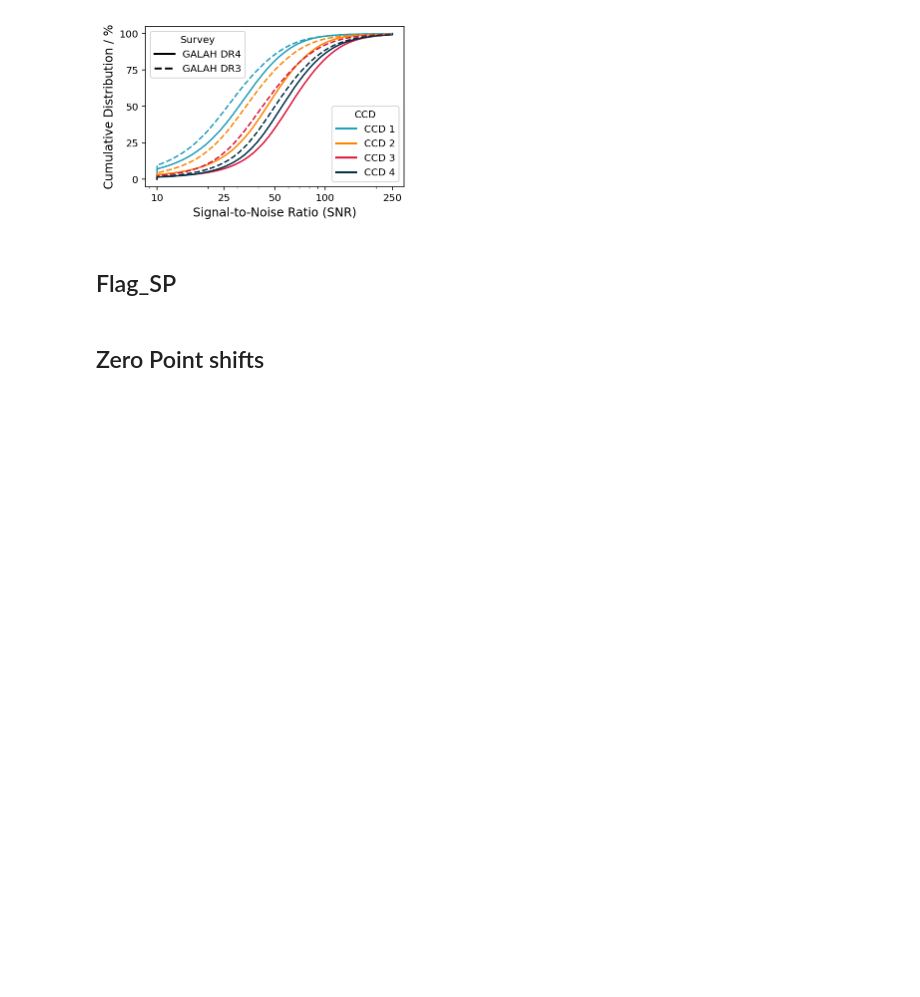
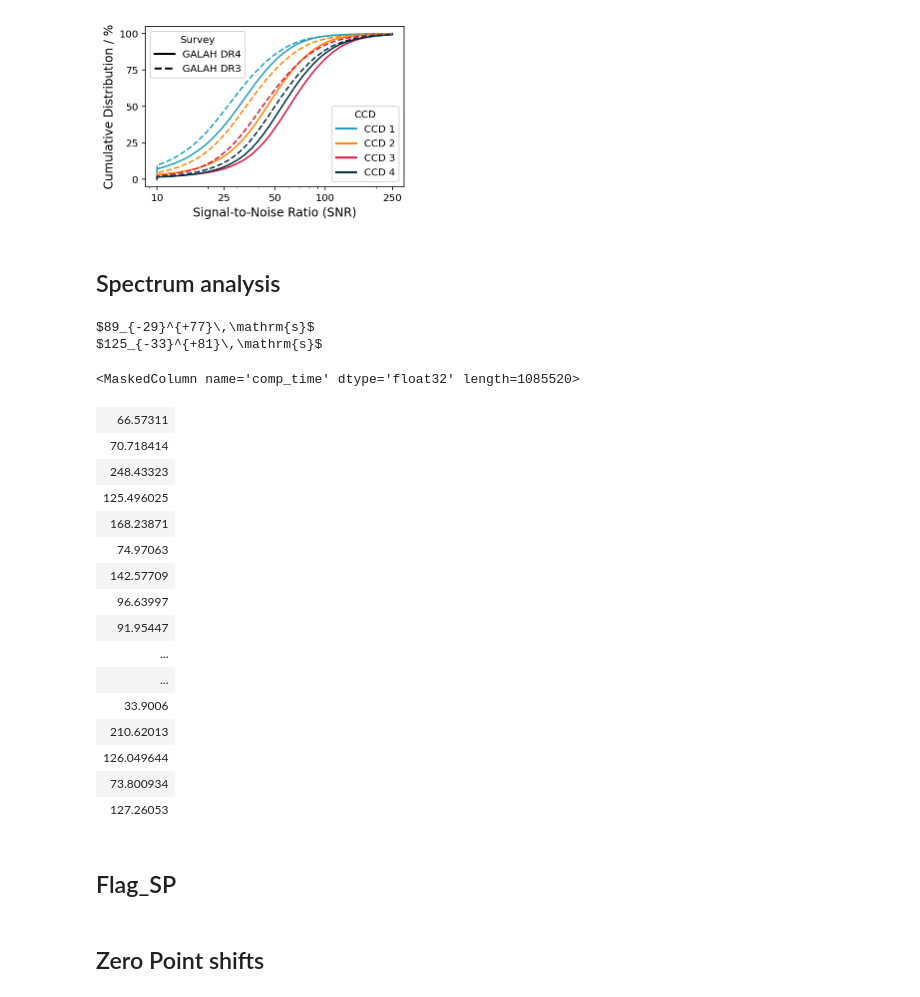
Before and after one commit to svenbuder/galah_dr4_paper, a Jupyter notebook: galah_dr4_paper_plots.ipynb, the cells around one changed output. Drawn from its saved outputs; the diff is of its cells as text; code cells hidden in the pictures; blank space fills up the shorter version.

```diff
--- a/galah_dr4_paper_plots.ipynb
+++ b/galah_dr4_paper_plots.ipynb
@@ -296,5 +317,45 @@ plt.savefig('figures/snr_distribution.pdf',dpi=200,bbox_inches='tight')
 plt.show()
 # %% [output]
 [figure]
+# %% [markdown]
+## Spectrum analysis
+# %%
+computation_time_allspec_percentile = np.array(np.round(np.percentile(galah_dr4_allspec['comp_time'][np.isfinite(galah_dr4_allspec['comp_time'])], q=[16,50,84]),0),dtype=int)
+computation_time_allstar_percentile = np.array(np.round(np.percentile(galah_dr4_allstar['comp_time'][np.isfinite(galah_dr4_allstar['comp_time'])], q=[16,50,84]),0),dtype=int)
+
+print(
+    r'$'+str(computation_time_allspec_percentile[1])+
+    r'_{-'+str(computation_time_allspec_percentile[1]-computation_time_allspec_percentile[0])+
+    r'}^{+'+str(computation_time_allspec_percentile[2]-computation_time_allspec_percentile[1])+'}\,\mathrm{s}$'
+)
+
+print(
+    r'$'+str(computation_time_allstar_percentile[1])+
+    r'_{-'+str(computation_time_allstar_percentile[1]-computation_time_allstar_percentile[0])+
+    r'}^{+'+str(computation_time_allstar_percentile[2]-computation_time_allstar_percentile[1])+'}\,\mathrm{s}$'
+)
+# %% [output]
+$89_{-29}^{+77}\,\mathrm{s}$
+$125_{-33}^{+81}\,\mathrm{s}$
+# %%
+galah_dr4_allspec['comp_time']
+# %% [output]
+<MaskedColumn name='comp_time' dtype='float32' length=1085520>
+| 66.57311 |
+| 70.718414 |
+| 248.43323 |
+| 125.496025 |
+| 168.23871 |
+| 74.97063 |
+| 142.57709 |
+| 96.63997 |
+| 91.95447 |
+| ... |
+| ... |
+| 33.9006 |
+| 210.62013 |
+| 126.049644 |
+| 73.800934 |
+| 127.26053 |
 # %% [markdown]
 ## Flag_SP
```
Also changed, not shown: parts of 15 cells of this notebook, 5 other files.
